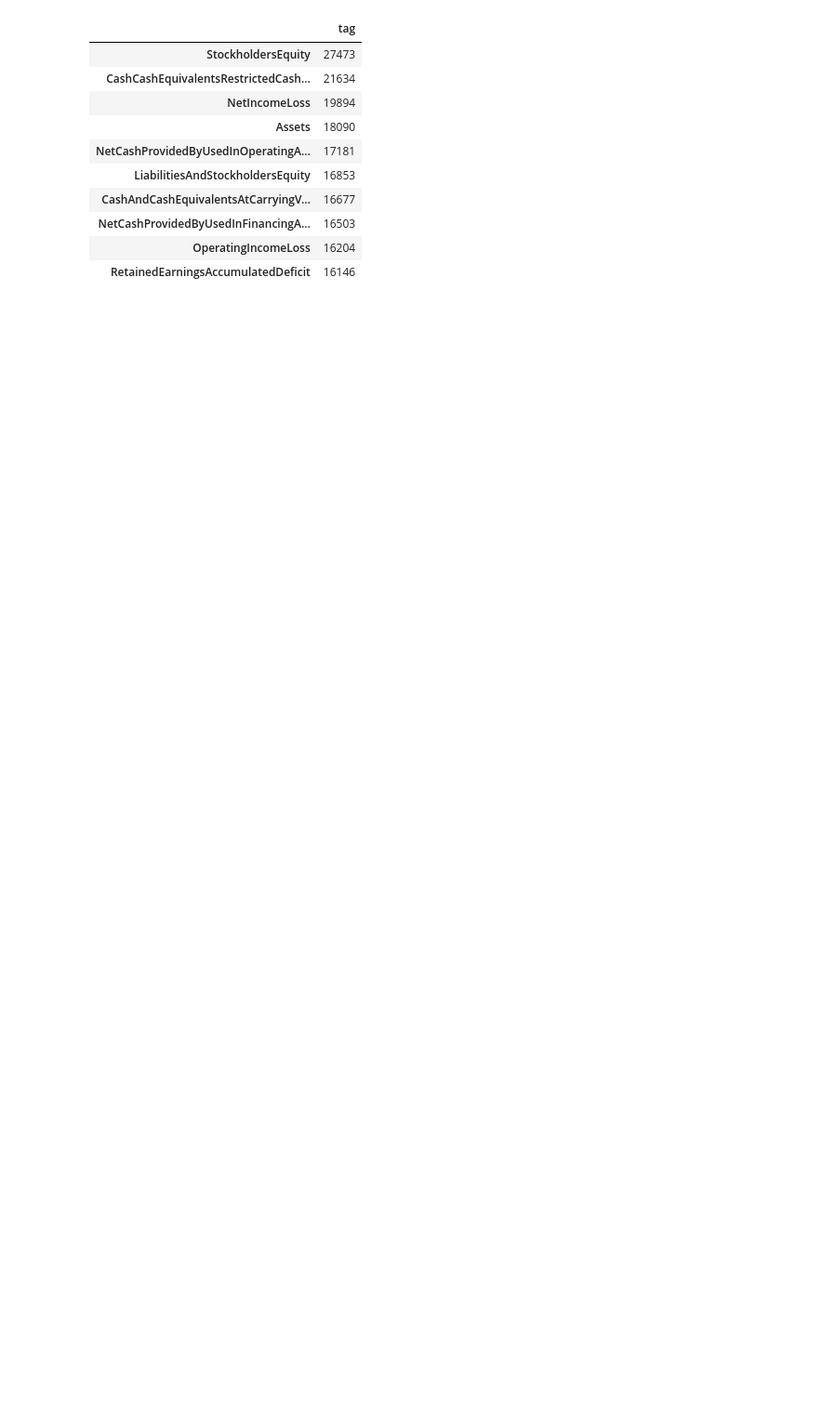
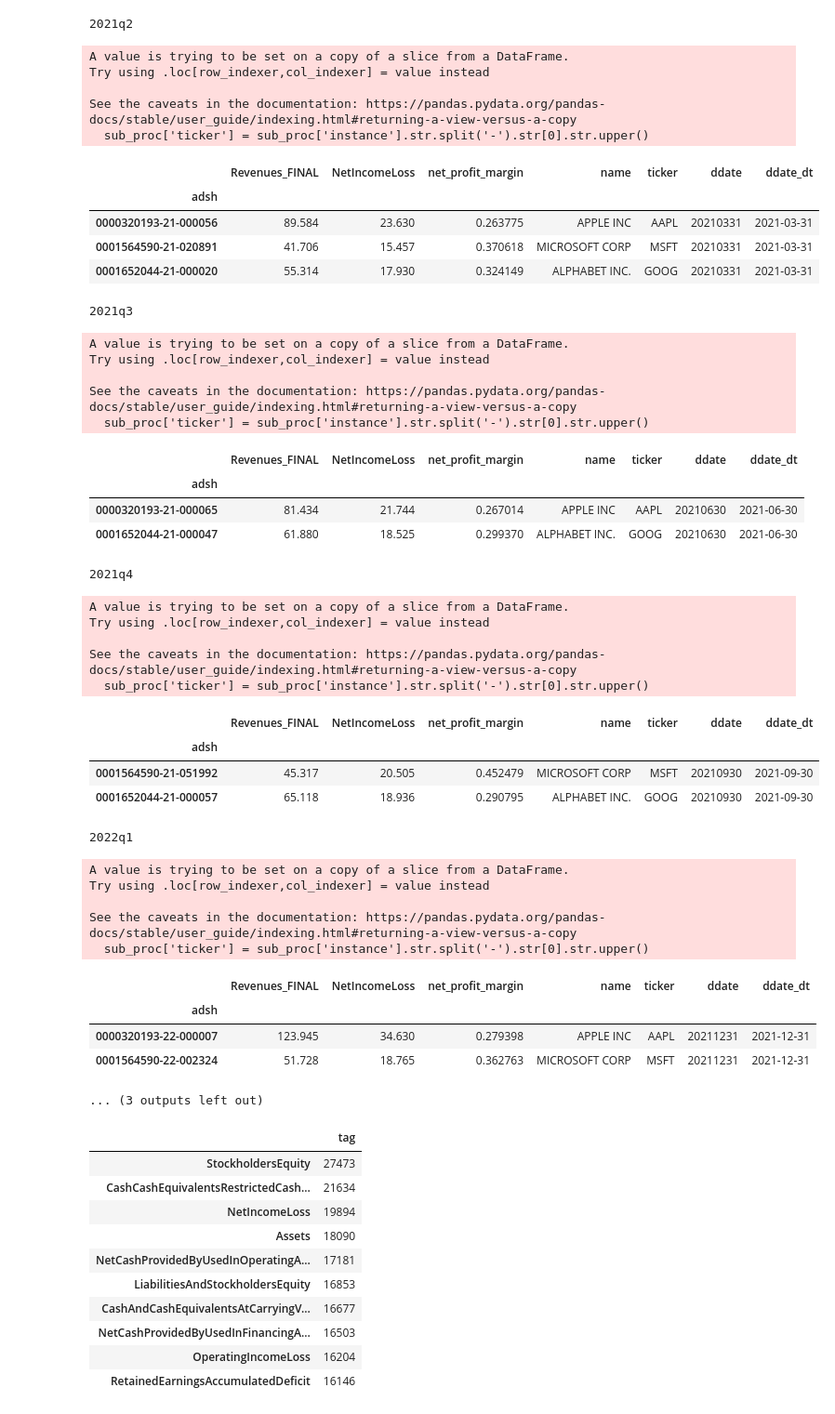
Before and after one commit to ktourkov/sec_fin_stmt_proc, a Jupyter notebook: stmt_load.ipynb, the cells around one changed output. Shown: that part at 93% size. Cells and saved outputs as stored; diff of their text form; code cells hidden in the pictures; blank space fills up the shorter version.

```diff
--- a/stmt_load.ipynb
+++ b/stmt_load.ipynb
@@ -2,0 +6,15 @@ import pandas as pd
+# %%
+# years = [2018, 2019, 2020, 2021, 2022]
+years = [2021, 2022]
+qtrs = {1:331, 2:630, 3:930, 4:1231}
+max_qtr = 20220331
+
+year_qtrs = {}
+for year in years:
+    for qtr in qtrs.keys():
+        year_qtr_num = year*10_000+qtrs[qtr]
+        if year_qtr_num <= max_qtr:
+            yr_key = year if qtr != 4 else year + 1
+            qtr_key = qtr+1 if qtr != 4 else 1
+            year_qtrs[f'{str(yr_key)}q{qtr_key}'] = year*10_000+qtrs[qtr]
+display(year_qtrs)
@@ -3,3 +27,68 @@ import pandas as pd
+# %%
+importlib.reload(stmt)
+for year_qtr_key in year_qtrs:
+    print(year_qtr_key)
+    num = pd.read_csv(f'data/{year_qtr_key}/num.txt', delimiter='	')
+    num_f = num[(num['ddate'] == year_qtrs[year_qtr_key]) &
+                (num['qtrs'] == 1)
+            ].copy()
+    # display(num_f)
+
+    revs_piv = stmt.proc_revenues(num_f)
+    incomes = stmt.proc_income(num_f)
+
+    rev_inc = revs_piv[['Revenues_FINAL']].join(incomes)
+    rev_inc['net_profit_margin'] = rev_inc['NetIncomeLoss'] / rev_inc['Revenues_FINAL']
+
+    sub_proc = stmt.load_and_proc_sub(year_qtr_key)
+    rev_inc_names = stmt.proc_rev_inc_names(rev_inc, sub_proc, num_f)
+
+    # display(rev_inc_names)
+    test_tickers = ['AAPL','MSFT','GOOG','META']
+    display(rev_inc_names[rev_inc_names['ticker'].isin(test_tickers)])
+# %% [output]
+2021q2
+A value is trying to be set on a copy of a slice from a DataFrame.
+Try using .loc[row_indexer,col_indexer] = value instead
+
+See the caveats in the documentation: https://pandas.pydata.org/pandas-docs/stable/user_guide/indexing.html#returning-a-view-versus-a-copy
+  sub_proc['ticker'] = sub_proc['instance'].str.split('-').str[0].str.upper()
+|  | Revenues_FINAL | NetIncomeLoss | net_profit_margin | name | ticker | ddate | ddate_dt |
+| adsh |  |  |  |  |  |  |  |
+| 0000320193-21-000056 | 89.584 | 23.630 | 0.263775 | APPLE INC | AAPL | 20210331 | 2021-03-31 |
+| 0001564590-21-020891 | 41.706 | 15.457 | 0.370618 | MICROSOFT CORP | MSFT | 20210331 | 2021-03-31 |
+| 0001652044-21-000020 | 55.314 | 17.930 | 0.324149 | ALPHABET INC. | GOOG | 20210331 | 2021-03-31 |
+2021q3
+A value is trying to be set on a copy of a slice from a DataFrame.
+Try using .loc[row_indexer,col_indexer] = value instead
+
+See the caveats in the documentation: https://pandas.pydata.org/pandas-docs/stable/user_guide/indexing.html#returning-a-view-versus-a-copy
+  sub_proc['ticker'] = sub_proc['instance'].str.split('-').str[0].str.upper()
+|  | Revenues_FINAL | NetIncomeLoss | net_profit_margin | name | ticker | ddate | ddate_dt |
+| adsh |  |  |  |  |  |  |  |
+| 0000320193-21-000065 | 81.434 | 21.744 | 0.267014 | APPLE INC | AAPL | 20210630 | 2021-06-30 |
+| 0001652044-21-000047 | 61.880 | 18.525 | 0.299370 | ALPHABET INC. | GOOG | 20210630 | 2021-06-30 |
+2021q4
+A value is trying to be set on a copy of a slice from a DataFrame.
+Try using .loc[row_indexer,col_indexer] = value instead
+
+See the caveats in the documentation: https://pandas.pydata.org/pandas-docs/stable/user_guide/indexing.html#returning-a-view-versus-a-copy
+  sub_proc['ticker'] = sub_proc['instance'].str.split('-').str[0].str.upper()
+|  | Revenues_FINAL | NetIncomeLoss | net_profit_margin | name | ticker | ddate | ddate_dt |
+| adsh |  |  |  |  |  |  |  |
+| 0001564590-21-051992 | 45.317 | 20.505 | 0.452479 | MICROSOFT CORP | MSFT | 20210930 | 2021-09-30 |
+| 0001652044-21-000057 | 65.118 | 18.936 | 0.290795 | ALPHABET INC. | GOOG | 20210930 | 2021-09-30 |
+2022q1
+A value is trying to be set on a copy of a slice from a DataFrame.
+Try using .loc[row_indexer,col_indexer] = value instead
+
+See the caveats in the documentation: https://pandas.pydata.org/pandas-docs/stable/user_guide/indexing.html#returning-a-view-versus-a-copy
+  sub_proc['ticker'] = sub_proc['instance'].str.split('-').str[0].str.upper()
+|  | Revenues_FINAL | NetIncomeLoss | net_profit_margin | name | ticker | ddate | ddate_dt |
+| adsh |  |  |  |  |  |  |  |
+| 0000320193-22-000007 | 123.945 | 34.630 | 0.279398 | APPLE INC | AAPL | 20211231 | 2021-12-31 |
+| 0001564590-22-002324 | 51.728 | 18.765 | 0.362763 | MICROSOFT CORP | MSFT | 20211231 | 2021-12-31 |
+... (3 outputs left out)
 # %%
 num = pd.read_csv('data/2022q2/num.txt', delimiter='	')
 with pd.option_context('display.max_rows',None):
```
Also changed, not shown: parts of 3 cells of this notebook, 4 other files.
